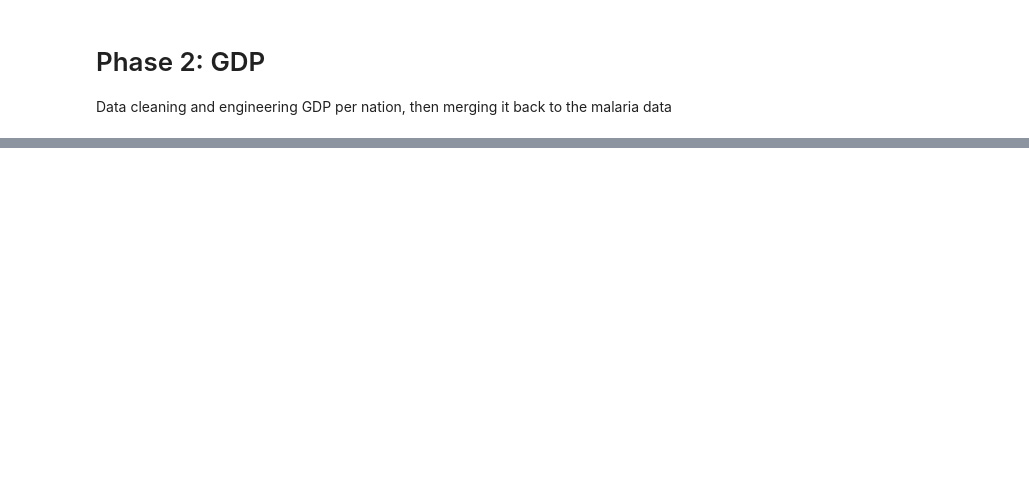
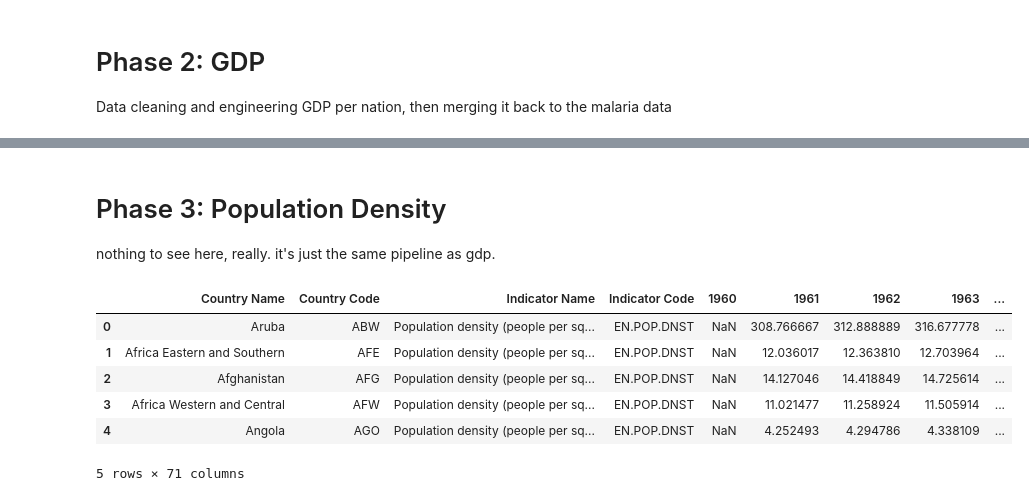
Before and after one commit to ZacharyMalonjao/Capstone2-A3101-Group2-SY26-27, a Jupyter notebook: ipynb_notebooks/malaria.ipynb, the cells around one changed output, grey strips where cells are left out. Drawn from its saved outputs; the diff is of its cells as text; code cells hidden in the pictures; blank space fills up the shorter version.

```diff
--- a/ipynb_notebooks/malaria.ipynb
+++ b/ipynb_notebooks/malaria.ipynb
@@ -360,0 +343,14 @@ Error:
+# %% [markdown]
+# Phase 3: Population Density
+nothing to see here, really. it's just the same pipeline as gdp.
+# %%
+density_df= pd.read_csv('https://raw.githubusercontent.com/ZacharyMalonjao/Capstone2-A3101-Group2-SY26-27/refs/heads/main/spreadsheets/Population_density/API_EN.POP.DNST_DS2_en_csv_v2_1453.csv', skiprows=4)
+density_df.head()
+# %% [output]
+|  | Country Name | Country Code | Indicator Name | Indicator Code | 1960 | 1961 | 1962 | 1963 | ... |
+| 0 | Aruba | ABW | Population density (people per sq... | EN.POP.DNST | NaN | 308.766667 | 312.888889 | 316.677778 | ... |
+| 1 | Africa Eastern and Southern | AFE | Population density (people per sq... | EN.POP.DNST | NaN | 12.036017 | 12.363810 | 12.703964 | ... |
+| 2 | Afghanistan | AFG | Population density (people per sq... | EN.POP.DNST | NaN | 14.127046 | 14.418849 | 14.725614 | ... |
+| 3 | Africa Western and Central | AFW | Population density (people per sq... | EN.POP.DNST | NaN | 11.021477 | 11.258924 | 11.505914 | ... |
+| 4 | Angola | AGO | Population density (people per sq... | EN.POP.DNST | NaN | 4.252493 | 4.294786 | 4.338109 | ... |
+5 rows × 71 columns
```
Also changed, not shown: parts of 28 cells of this notebook.
